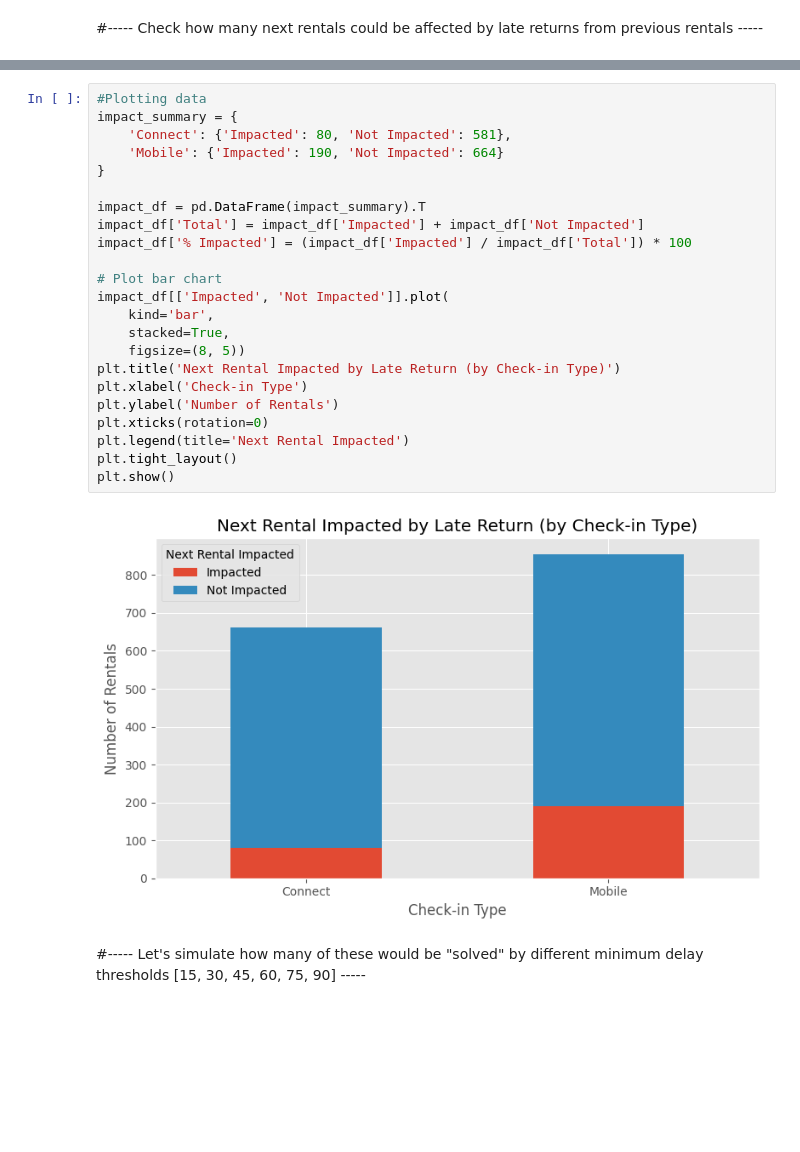
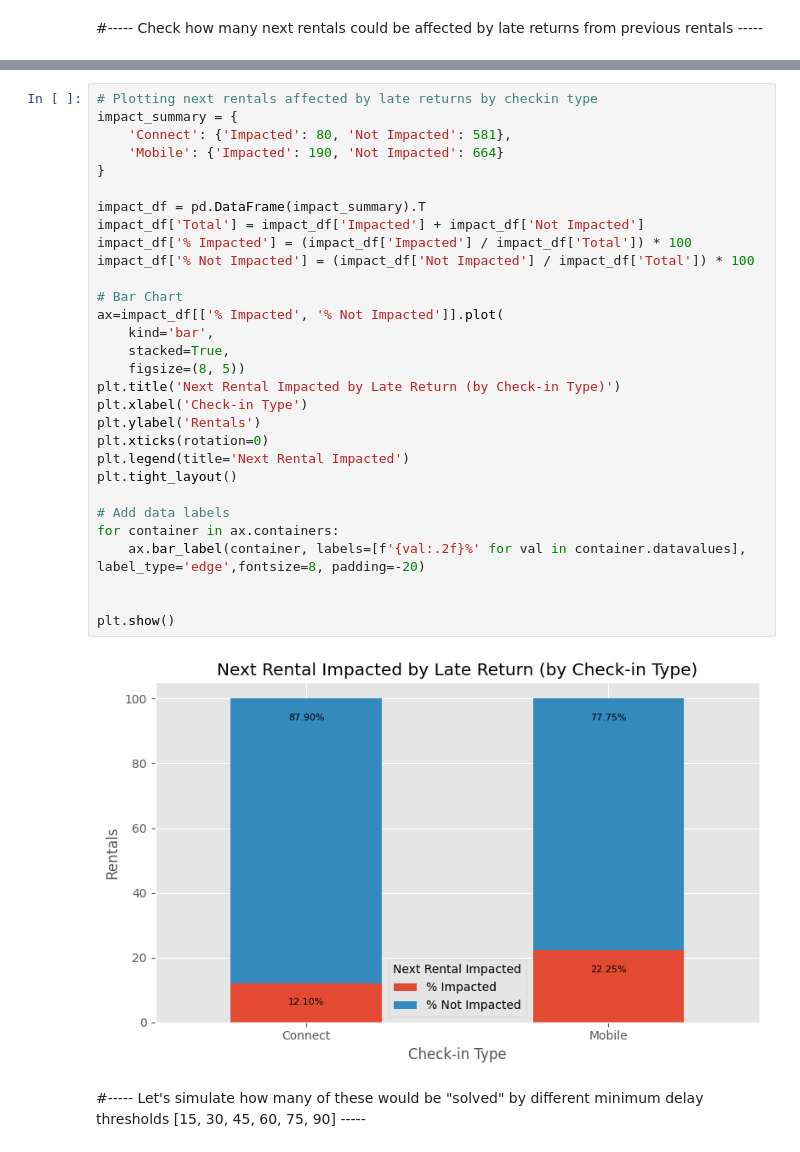
Before and after one commit to YnaPqt/deploiement-getaround, a Jupyter notebook: getaround_analysis.ipynb, the cells around one changed output, grey strips where cells are left out. Cells and saved outputs as stored; diff of their text form; blank space fills up the shorter version.

Commit message:
update plots

```diff
--- a/getaround_analysis.ipynb
+++ b/getaround_analysis.ipynb
@@ -343,30 +346,37 @@ See the caveats in the documentation: https://pandas.pydata.org/pandas-docs/stab
 
 Mobile rentals are nearly twice as likely to cause a problem due to late returns. This supports the idea of enabling the minimum delay feature at least for Mobile rentals, or using different thresholds per type.
 # %%
-#Plotting data
+# Plotting next rentals affected by late returns by checkin type
 impact_summary = {
     'Connect': {'Impacted': 80, 'Not Impacted': 581},
     'Mobile': {'Impacted': 190, 'Not Impacted': 664}
 }
 
 impact_df = pd.DataFrame(impact_summary).T
 impact_df['Total'] = impact_df['Impacted'] + impact_df['Not Impacted']
 impact_df['% Impacted'] = (impact_df['Impacted'] / impact_df['Total']) * 100
+impact_df['% Not Impacted'] = (impact_df['Not Impacted'] / impact_df['Total']) * 100
 
-# Plot bar chart
-impact_df[['Impacted', 'Not Impacted']].plot(
+# Bar Chart
+ax=impact_df[['% Impacted', '% Not Impacted']].plot(
     kind='bar',
     stacked=True,
     figsize=(8, 5))
 plt.title('Next Rental Impacted by Late Return (by Check-in Type)')
 plt.xlabel('Check-in Type')
-plt.ylabel('Number of Rentals')
+plt.ylabel('Rentals')
 plt.xticks(rotation=0)
 plt.legend(title='Next Rental Impacted')
 plt.tight_layout()
+
+# Add data labels
+for container in ax.containers:
+    ax.bar_label(container, labels=[f'{val:.2f}%' for val in container.datavalues], label_type='edge',fontsize=8, padding=-20)
+
+
 plt.show()
 # %% [output]
-[figure, old version]
+[figure, new version]
 # %% [markdown]
 #----- Let's simulate how many of these would be "solved" by different minimum delay thresholds [15, 30, 45, 60, 75, 90] -----
 # %%
```
Also changed, not shown: parts of 13 cells of this notebook.
